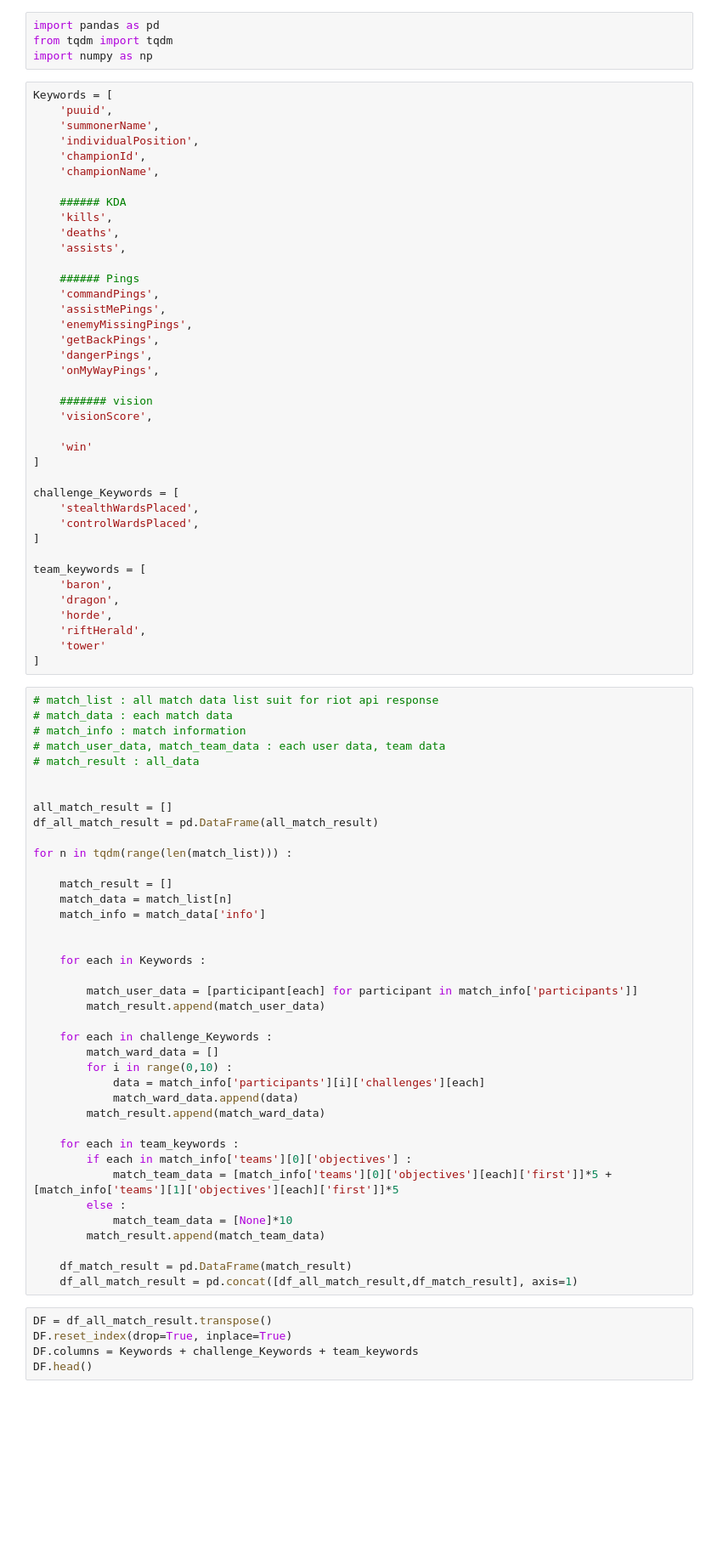
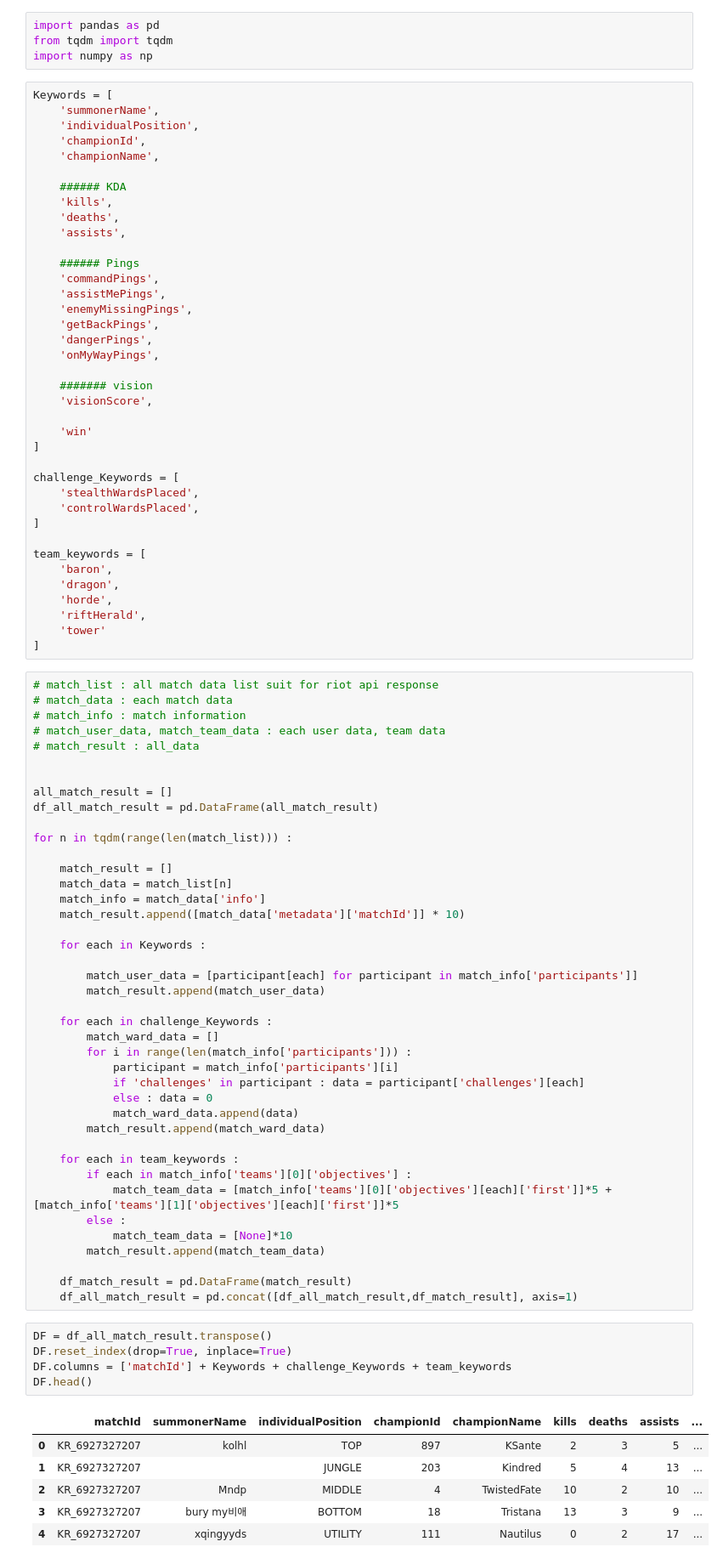
Before and after one commit to addinedu-ros-5th/eda-repo-1, a Jupyter notebook: src/matchdata.ipynb, the cells around one changed output. Shown: that part at 85% size. Saved outputs shown, nothing was run; the diff lists cells and outputs as text; blank space fills up the shorter version.

Commit message:
bug fixed, and add keyword about match Id

```diff
--- a/src/matchdata.ipynb
+++ b/src/matchdata.ipynb
@@ -5620,7 +5620,6 @@ from tqdm import tqdm
 import numpy as np
 # %%
 Keywords = [
-    'puuid',
     'summonerName',
     'individualPosition',
     'championId',
@@ -5673,7 +5672,7 @@ for n in tqdm(range(len(match_list))) :
     match_result = []
     match_data = match_list[n]
     match_info = match_data['info']
-
+    match_result.append([match_data['metadata']['matchId']] * 10)
 
     for each in Keywords :
 
@@ -5682,8 +5681,10 @@ for n in tqdm(range(len(match_list))) :
 
     for each in challenge_Keywords :
         match_ward_data = []
-        for i in range(0,10) :
-            data = match_info['participants'][i]['challenges'][each]
+        for i in range(len(match_info['participants'])) :
+            participant = match_info['participants'][i]
+            if 'challenges' in participant : data = participant['challenges'][each]
+            else : data = 0
             match_ward_data.append(data)
         match_result.append(match_ward_data)
 
@@ -5699,5 +5700,12 @@ for n in tqdm(range(len(match_list))) :
 # %%
 DF = df_all_match_result.transpose()
 DF.reset_index(drop=True, inplace=True)
-DF.columns = Keywords + challenge_Keywords + team_keywords
+DF.columns = ['matchId'] + Keywords + challenge_Keywords + team_keywords
 DF.head()
+# %% [output]
+|  | matchId | summonerName | individualPosition | championId | championName | kills | deaths | assists | ... |
+| 0 | KR_6927327207 | kolhl | TOP | 897 | KSante | 2 | 3 | 5 | ... |
+| 1 | KR_6927327207 |  | JUNGLE | 203 | Kindred | 5 | 4 | 13 | ... |
+| 2 | KR_6927327207 | Mndp | MIDDLE | 4 | TwistedFate | 10 | 2 | 10 | ... |
+| 3 | KR_6927327207 | bury my비애 | BOTTOM | 18 | Tristana | 13 | 3 | 9 | ... |
+| 4 | KR_6927327207 | xqingyyds | UTILITY | 111 | Nautilus | 0 | 2 | 17 | ... |
```
Also changed, not shown: parts of 2 cells of this notebook.
